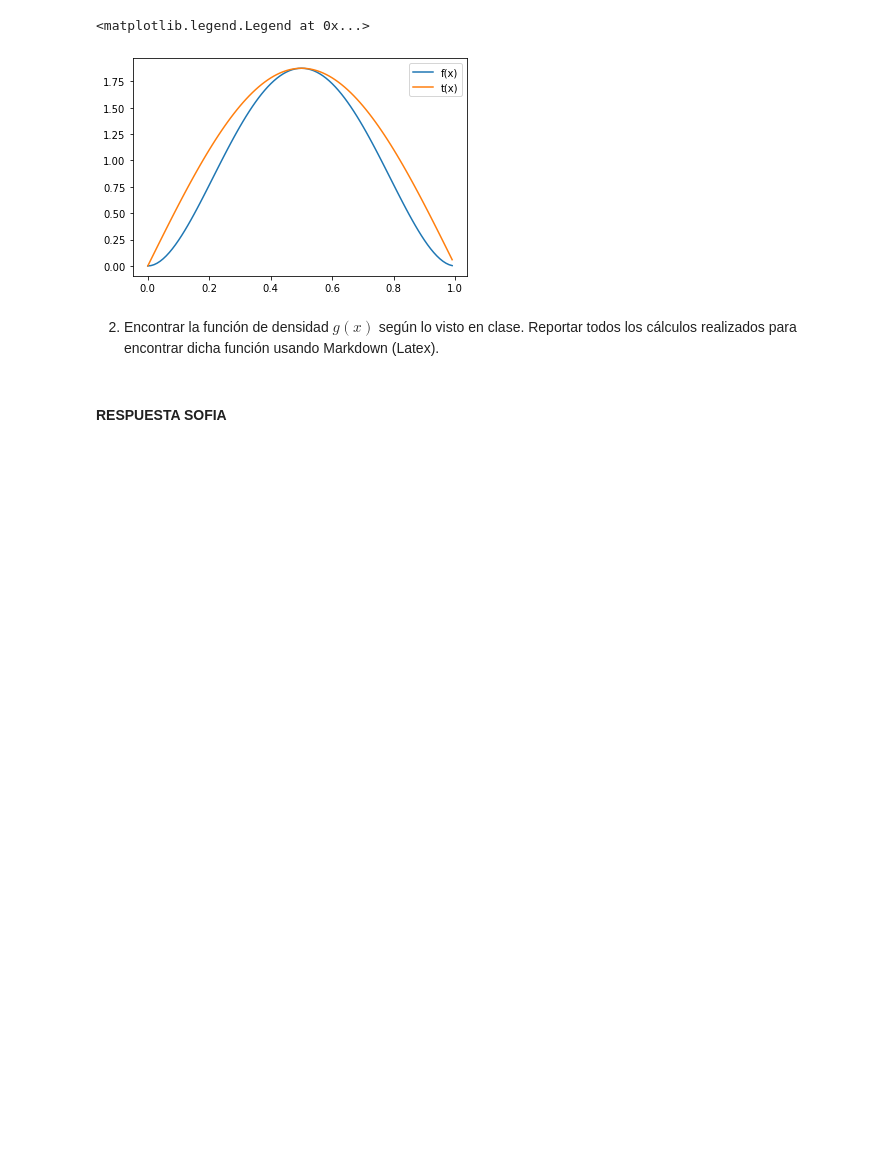
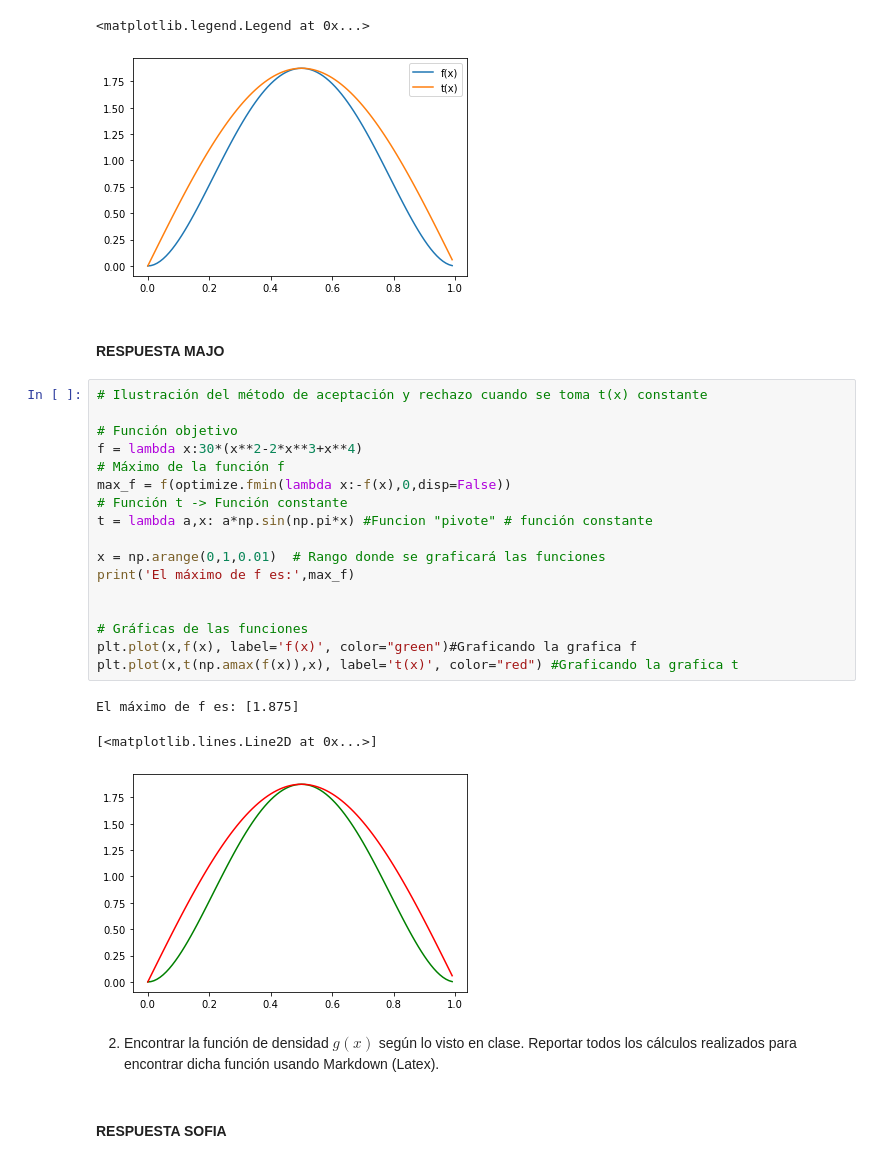
Before and after one commit to Sofiagarciaif/Tarea4_MCantu_SGarcia, a Jupyter notebook: Tarea4.ipynb, the cells around one changed output. Drawn from its saved outputs; the diff is of its cells as text; blank space fills up the shorter version.

```diff
--- a/Tarea4.ipynb
+++ b/Tarea4.ipynb
@@ -295,6 +352,29 @@ plt.legend()
 # %% [output]
 <matplotlib.legend.Legend at 0x...>
 [figure]
+# %% [markdown]
+#### RESPUESTA MAJO
+# %%
+# Ilustración del método de aceptación y rechazo cuando se toma t(x) constante
+
+# Función objetivo
+f = lambda x:30*(x**2-2*x**3+x**4)
+# Máximo de la función f
+max_f = f(optimize.fmin(lambda x:-f(x),0,disp=False))
+# Función t -> Función constante
+t = lambda a,x: a*np.sin(np.pi*x) #Funcion "pivote" # función constante
+
+x = np.arange(0,1,0.01)  # Rango donde se graficará las funciones
+print('El máximo de f es:',max_f)
+
+
+# Gráficas de las funciones
+plt.plot(x,f(x), label='f(x)', color="green")#Graficando la grafica f
+plt.plot(x,t(np.amax(f(x)),x), label='t(x)', color="red") #Graficando la grafica t
+# %% [output]
+El máximo de f es: [1.875]
+[<matplotlib.lines.Line2D at 0x...>]
+[figure, added]
 # %% [markdown]
 2. Encontrar la función de densidad $g(x)$ según lo visto en clase. Reportar todos los cálculos realizados para encontrar dicha función usando Markdown (Latex).
 # %% [markdown]
```
Also changed, not shown: parts of 20 cells of this notebook.
